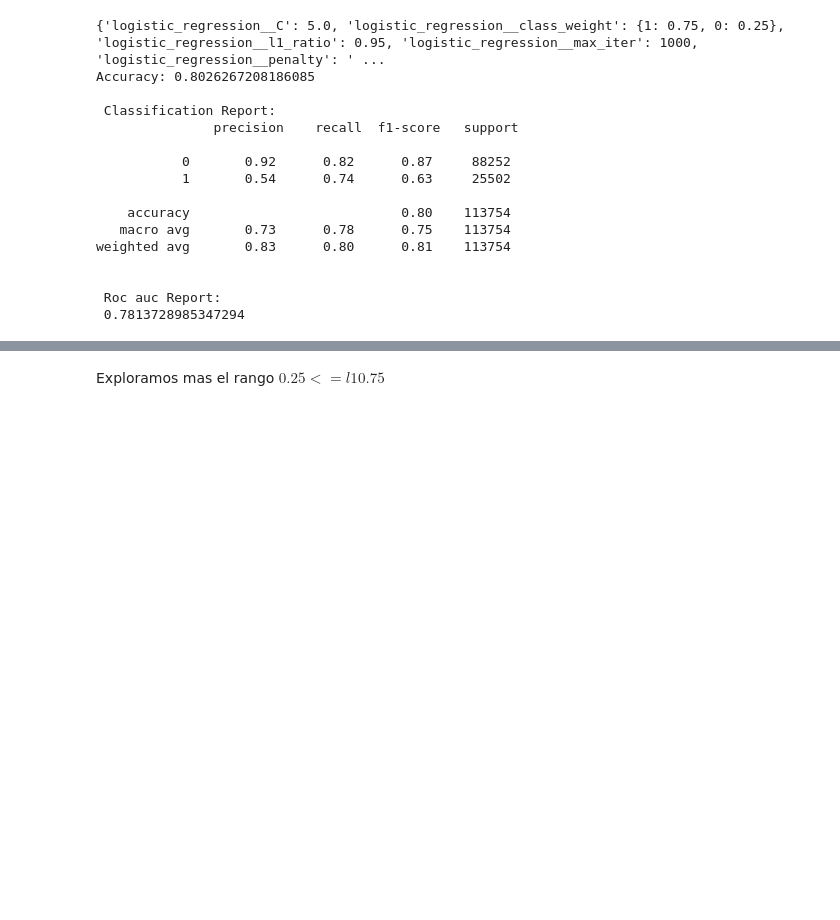
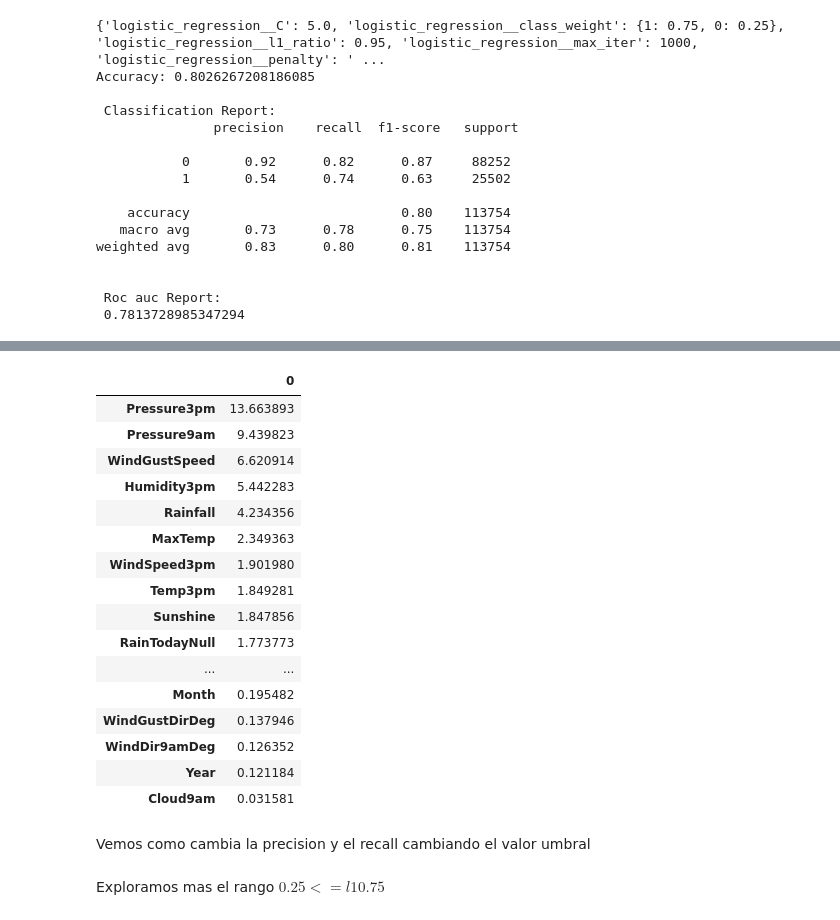
Before and after one commit to LeoCenturion/rain-in-australia, a Jupyter notebook: models/logistic-reg.ipynb, the cells around one changed output, grey strips where cells are left out. Cells and saved outputs as stored; diff of their text form; code cells hidden in the pictures; blank space fills up the shorter version.

```diff
--- a/models/logistic-reg.ipynb
+++ b/models/logistic-reg.ipynb
@@ -260,3 +272,29 @@ results[results["rank_test_score"] <= 3]
 | 3 | 4.070496 | 0.781790 | 0.724000 | 0.198347 | {1: 0.75, 0: 0.25} | ... |
 | 7 | 4.736079 | 0.021802 | 0.829117 | 0.088446 | {1: 0.75, 0: 0.25} | ... |
 | 9 | 2.340384 | 0.029444 | 0.389741 | 0.022670 | {1: 0.75, 0: 0.25} | ... |
+# %%
+pd.DataFrame(gs_fitted.best_estimator_.named_steps['logistic_regression'].coef_, columns=['MinTemp', 'MaxTemp', 'Rainfall', 'Evaporation', 'Sunshine',
+       'WindGustSpeed', 'WindSpeed9am', 'WindSpeed3pm', 'Humidity9am',
+       'Humidity3pm', 'Pressure9am', 'Pressure3pm', 'Cloud9am', 'Cloud3pm',
+       'Temp9am', 'Temp3pm', 'RainToday', 'Year', 'Month', 'RainTodayNull',
+       'lat', 'lng', 'WindGustDirDeg', 'WindDir9amDeg', 'WindDir3pmDeg']).T.abs().sort_values(by=0, ascending=False)
+# %% [output]
+|  | 0 |
+| Pressure3pm | 13.663893 |
+| Pressure9am | 9.439823 |
+| WindGustSpeed | 6.620914 |
+| Humidity3pm | 5.442283 |
+| Rainfall | 4.234356 |
+| MaxTemp | 2.349363 |
+| WindSpeed3pm | 1.901980 |
+| Temp3pm | 1.849281 |
+| Sunshine | 1.847856 |
+| RainTodayNull | 1.773773 |
+| ... | ... |
+| Month | 0.195482 |
+| WindGustDirDeg | 0.137946 |
+| WindDir9amDeg | 0.126352 |
+| Year | 0.121184 |
+| Cloud9am | 0.031581 |
+# %% [markdown]
+Vemos como cambia la precision y el recall cambiando el valor umbral
```
Also changed, not shown: parts of 28 cells of this notebook, 1 other file.
